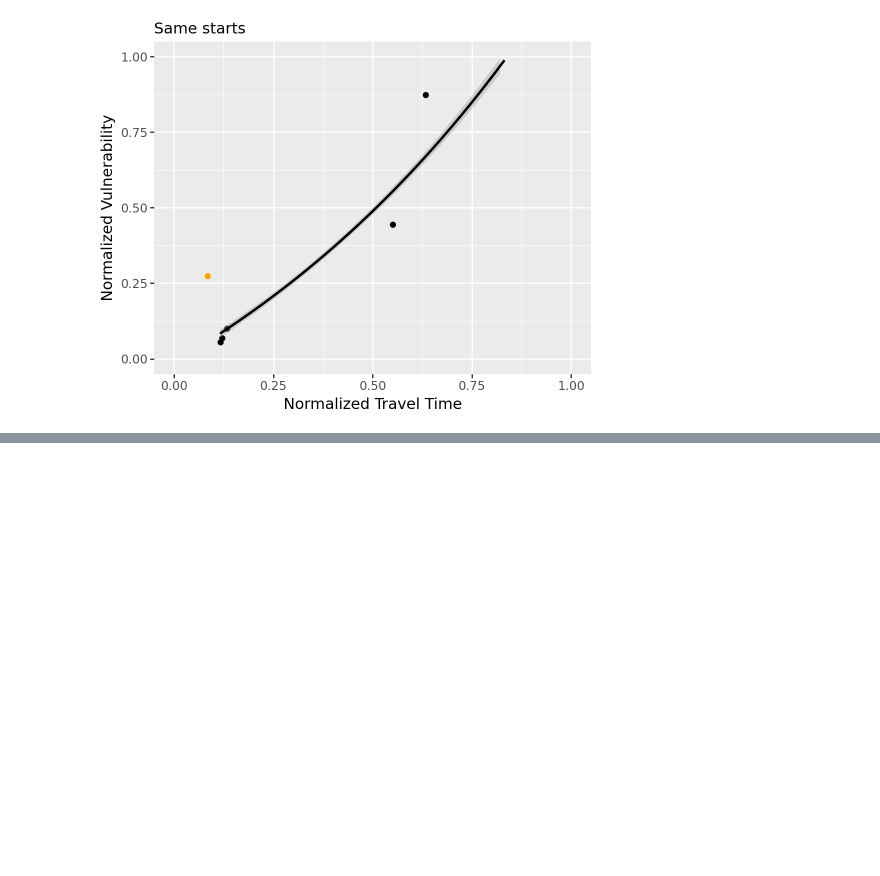
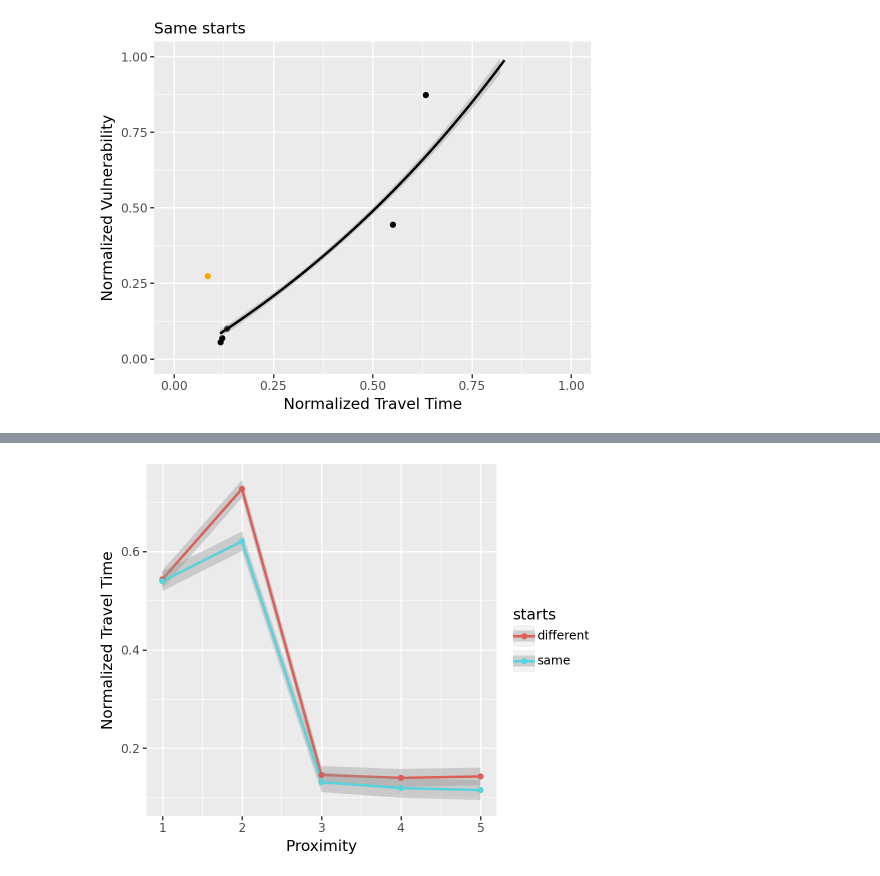
Before and after one commit to JGPannekoek/Natural-Computing, a Jupyter notebook: results/analysis.ipynb, the cells around one changed output, grey strips where cells are left out. Saved outputs shown, nothing was run; the diff lists cells and outputs as text; code cells hidden in the pictures; blank space fills up the shorter version.

```diff
--- a/results/analysis.ipynb
+++ b/results/analysis.ipynb
@@ -519,0 +538,15 @@ p.save("same_starts_norm_travel_time_norm_vulnerability.png")
+# %%
+p = (
+    ggplot(all_data) +
+    aes(x='proximity', y='norm_travel_time', color='starts') +
+    geom_smooth(method='loess') +
+    geom_point(data=means_per_proximity_combined) +
+    xlab("Proximity") +
+    ylab("Normalized Travel Time") +
+    theme(figure_size=(5, 4))
+)
+
+p.show()
+p.save("combined_proximity_norm_travel_time.png")
+# %% [output]
+[figure, added]
```
Also changed, not shown: parts of 14 cells of this notebook, 20 other files.
